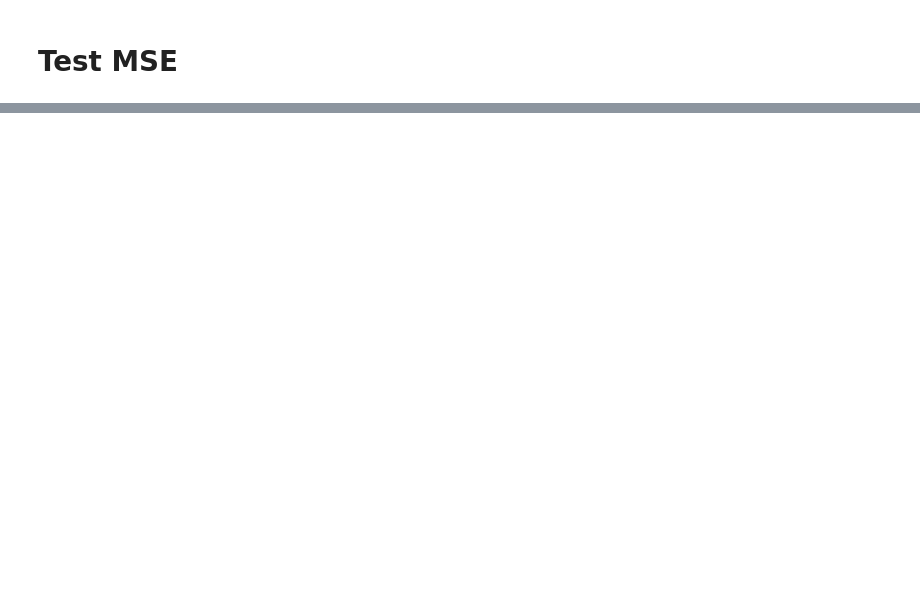
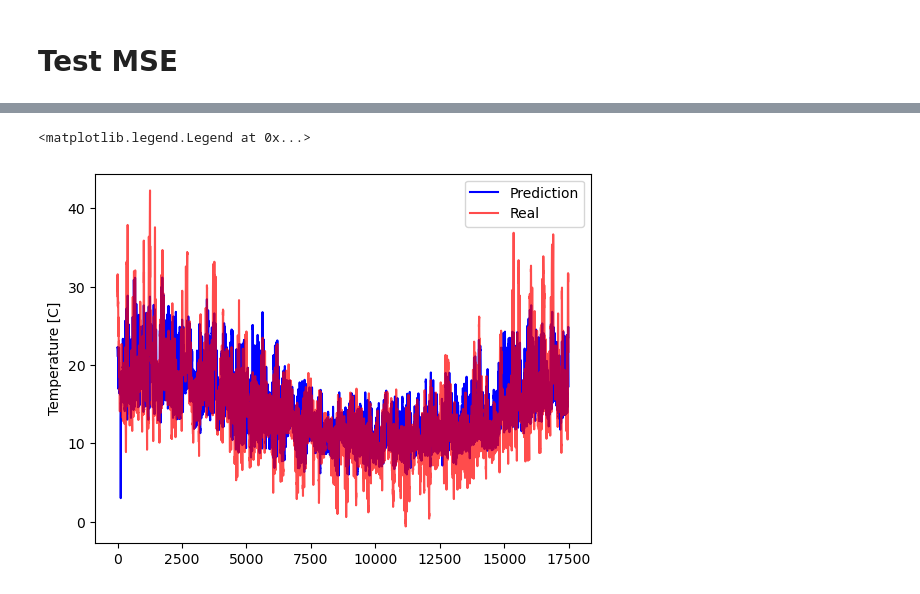
Before and after one commit to vihanw/UrbanWeatherPrediction, a Jupyter notebook: LSTM_forecast.ipynb, the cells around one changed output, grey strips where cells are left out. Drawn from its saved outputs; the diff is of its cells as text; code cells hidden in the pictures; blank space fills up the shorter version.

```diff
--- a/LSTM_forecast.ipynb
+++ b/LSTM_forecast.ipynb
@@ -340,0 +361,22 @@ lstm_trainer.test(lstm_model)
+# %%
+def unnormalize_data(prediction,historic_path, x1=1,x0=-1):
+
+    historic= pd.read_csv(historic_path)
+    names_inputs=historic.columns
+    y1=historic["Air_Temperature_in_degrees_C"][1]
+    y0=historic["Air_Temperature_in_degrees_C"][0]
+    slope=(y1-y0)/(x1-x0)
+    b=-x0*slope+y0
+
+    return prediction*slope+b
+# %%
+unnormalized_pred=unnormalize_data(prediction_test,historic_path)
+unnormalized_data=unnormalize_data(np.array(testset[:][1]),historic_path)
+# %%
+plt.plot(unnormalized_pred,"b-",label="Prediction")
+plt.plot(unnormalized_data,"r-",label="Real", alpha=0.7)
+plt.ylabel("Temperature [C]")
+plt.legend()
+# %% [output]
+<matplotlib.legend.Legend at 0x...>
+[figure, added]
```
Also changed, not shown: parts of 11 cells of this notebook, 3 other files.
